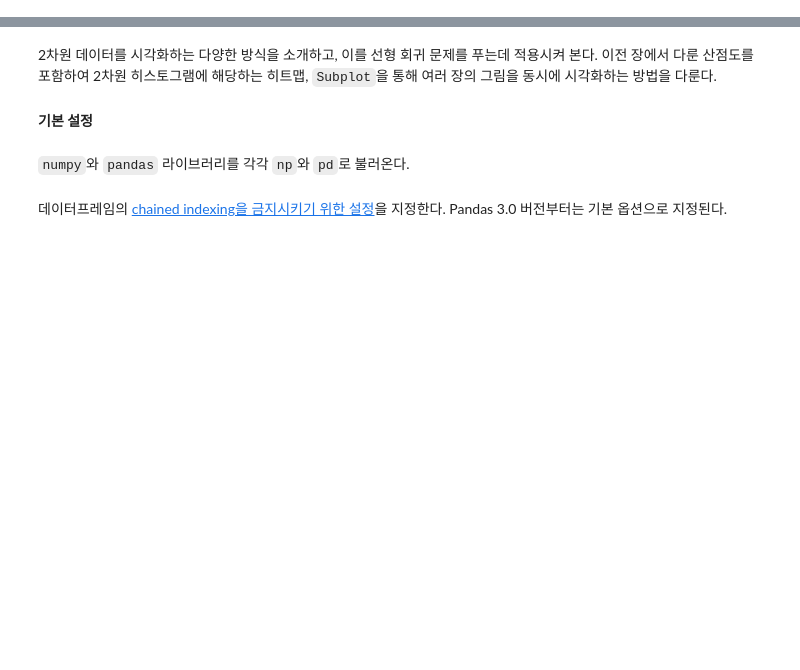
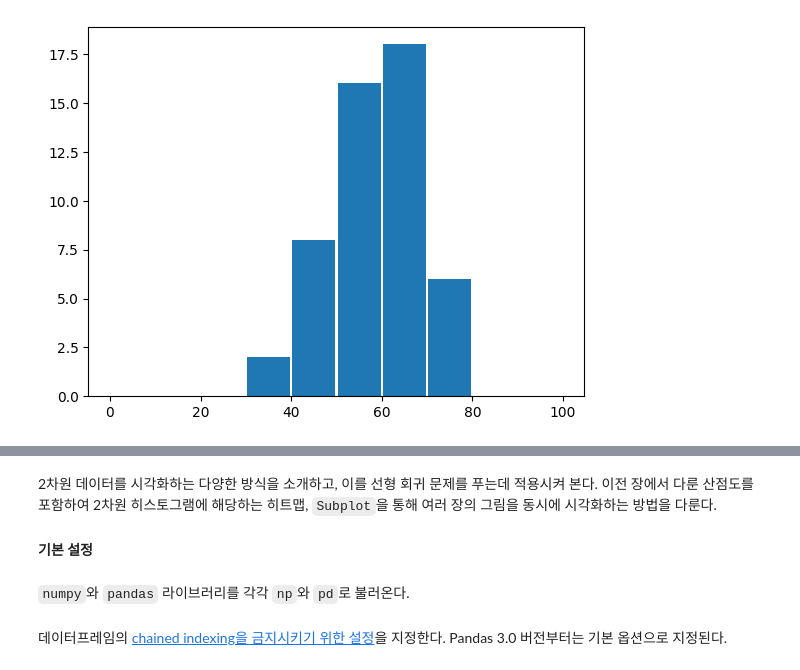
Before and after one commit to codingalzi/code-workout-datasci, a Jupyter notebook: data_visualization.ipynb, the cells around one changed output, grey strips where cells are left out. Saved outputs shown, nothing was run; the diff lists cells and outputs as text; code cells hidden in the pictures; blank space fills up the shorter version.

```diff
--- a/twoD_visualization.ipynb
+++ b/data_visualization.ipynb
@@ -0,0 +30,2 @@
+# %%
+data_url = 'https://raw.githubusercontent.com/codingalzi/statsRev/refs/heads/master/data/'
@@ -0,0 +41,4 @@
+# %%
+df = pd.read_csv(data_url+'ch02_scores_em.csv',
+                 index_col='student number')
+df
@@ -0,0 +70,2 @@
+# %%
+english_scores = np.array(df['english'])
@@ -0,0 +104,7 @@
+# %%
+freq10, bin_edges10,_  = plt.hist(english_scores,
+                                  bins=10,
+                                  range=(0, 100),
+                                  rwidth=0.95)
+# %% [output]
+[figure, added]
```
Also changed, not shown: parts of 45 cells of this notebook, 7 other files.
